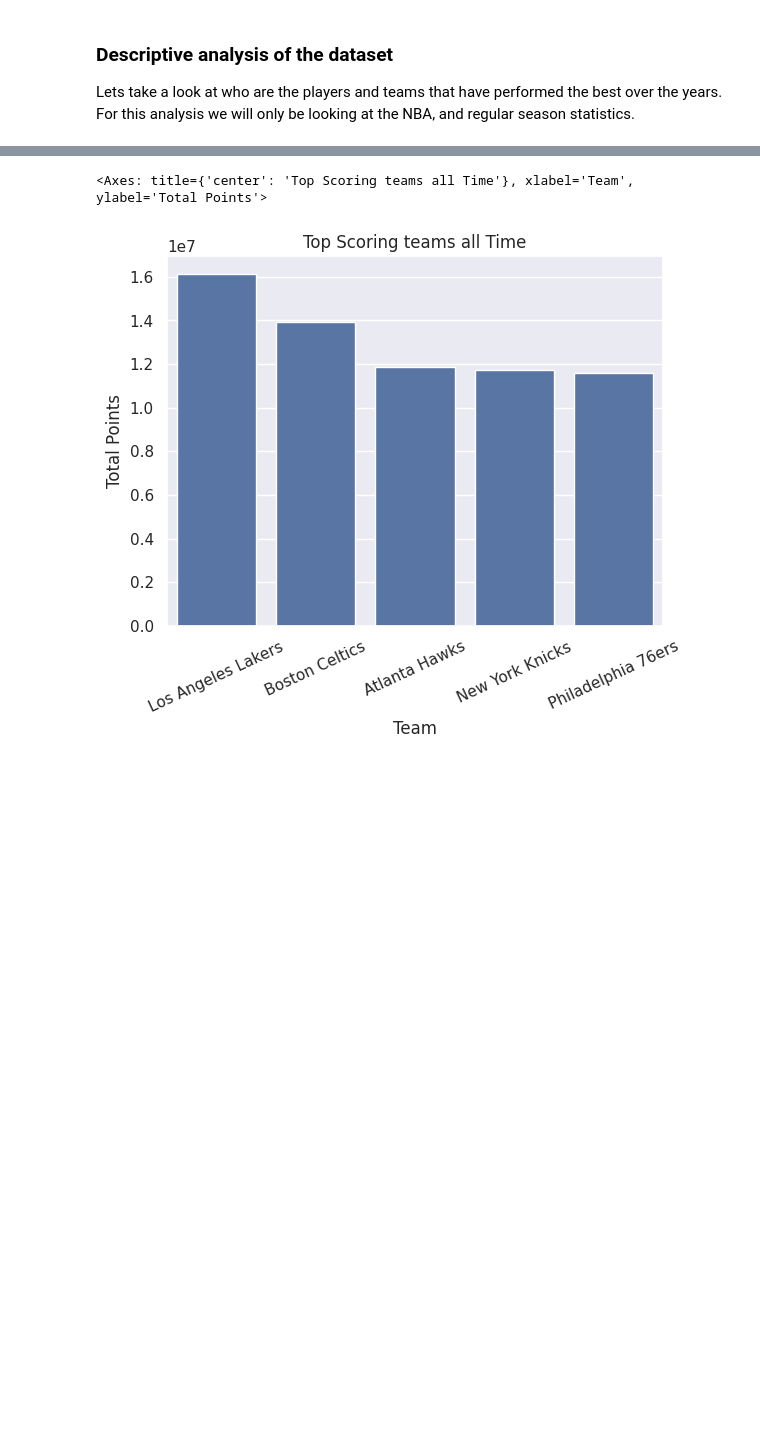
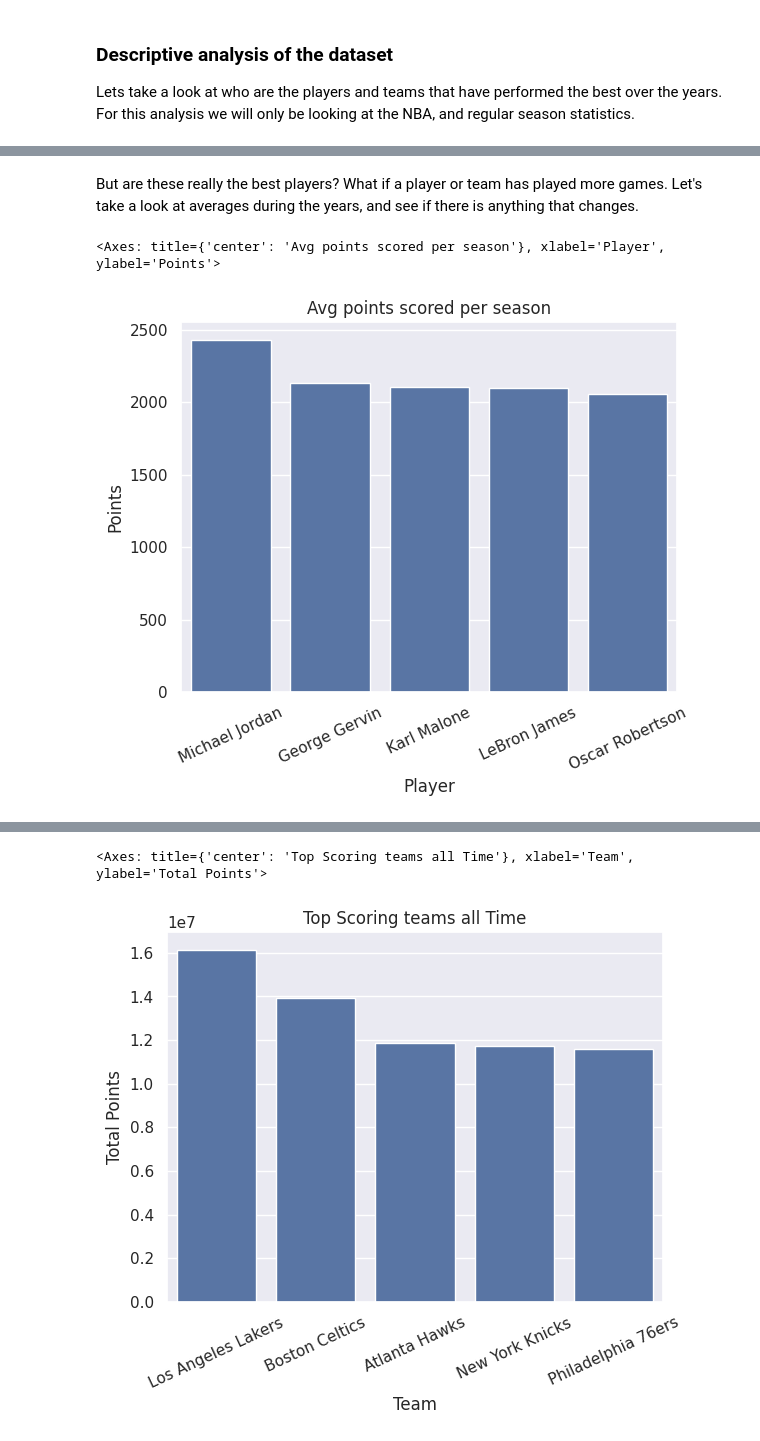
Before and after one commit to SantiagoG14/CSE160-Final-Proj-Basketball, a Jupyter notebook: player-stats.ipynb, the cells around one changed output, grey strips where cells are left out. Saved outputs shown, nothing was run; the diff lists cells and outputs as text; code cells hidden in the pictures; blank space fills up the shorter version.

```diff
--- a/player-stats.ipynb
+++ b/player-stats.ipynb
@@ -40,0 +65,14 @@ top_teams = top_scoring_teams.index
+# %% [markdown]
+But are these really the best players? What if a player or team has played more games. Let's take a look at averages during the years, and see if there is anything that changes.
+# %%
+def get_players_with_highest_pts_avg():
+    avg_top_scoring_players = szn_stats[["Player", "PTS"]].groupby("Player").median().sort_values(by="PTS", ascending=False).head(5)
+    plot = sns.barplot(data=avg_top_scoring_players.reset_index(), y="PTS", x="Player")
+    plot.set(title="Avg points scored per season", xlabel="Player", ylabel="Points")
+    plot.tick_params(axis="x", rotation=25)
+    return plot
+
+get_players_with_highest_pts_avg()
+# %% [output]
+<Axes: title={'center': 'Avg points scored per season'}, xlabel='Player', ylabel='Points'>
+[figure, added]
```
Also changed, not shown: parts of 17 cells of this notebook, 3 other files.
